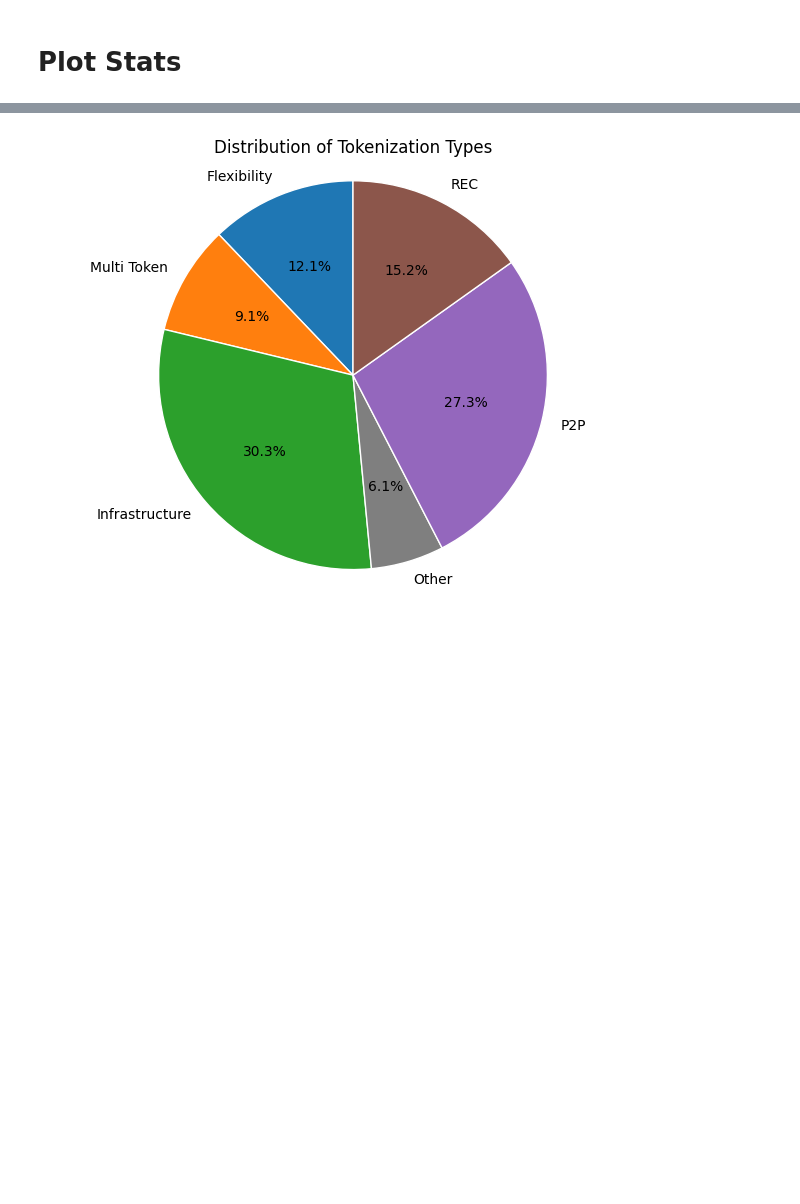
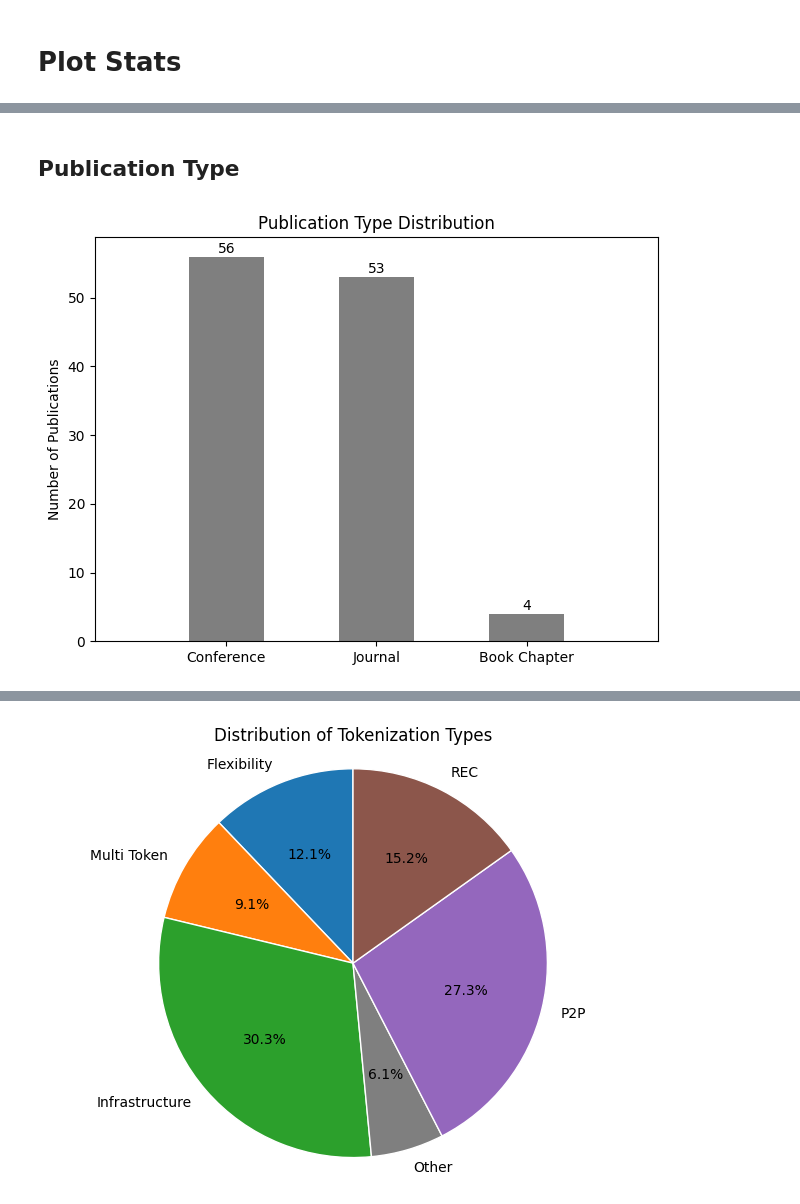
Before and after one commit to CaixiangFan/tokenization-survey, a Jupyter notebook: dataproc.ipynb, the cells around one changed output, grey strips where cells are left out. Cells and saved outputs as stored; diff of their text form; code cells hidden in the pictures; blank space fills up the shorter version.

```diff
--- a/dataproc.ipynb
+++ b/dataproc.ipynb
@@ -38,0 +70,49 @@ Error:
+# %% [markdown]
+## Publication Type
+# %%
+project_counts = df["Project Type"].value_counts()
+
+labels = ["Conference", "Journal", "Book Chapter"]
+counts = [
+    project_counts.get("Conference Paper", 0),
+    project_counts.get("Journal", 0),
+    project_counts.get("Book Chapter", 0)
+]
+
+# Custom, closely spaced positions
+x = [1.2, 2.0, 2.8]
+
+plt.figure()
+
+bars = plt.bar(
+    x,
+    counts,
+    width=0.4,
+    color="tab:grey"
+)
+
+# Add counts
+for bar in bars:
+    count = int(bar.get_height())
+    plt.text(
+        bar.get_x() + bar.get_width() / 2,
+        count + 0.1,
+        str(count),
+        ha="center",
+        va="bottom"
+    )
+
+plt.title("Publication Type Distribution")
+plt.ylabel("Number of Publications")
+
+# Keep labels aligned with custom positions
+plt.xticks(x, labels)
+
+# Optional: make the plot area centered around the bars
+plt.xlim(0.5, 3.5)
+
+plt.tight_layout()
+plt.savefig("plots/pub_type_distr.pdf", dpi=300)
+plt.show()
+# %% [output]
+[figure, added]
```
Also changed, not shown: parts of 9 cells of this notebook, 5 other files.
